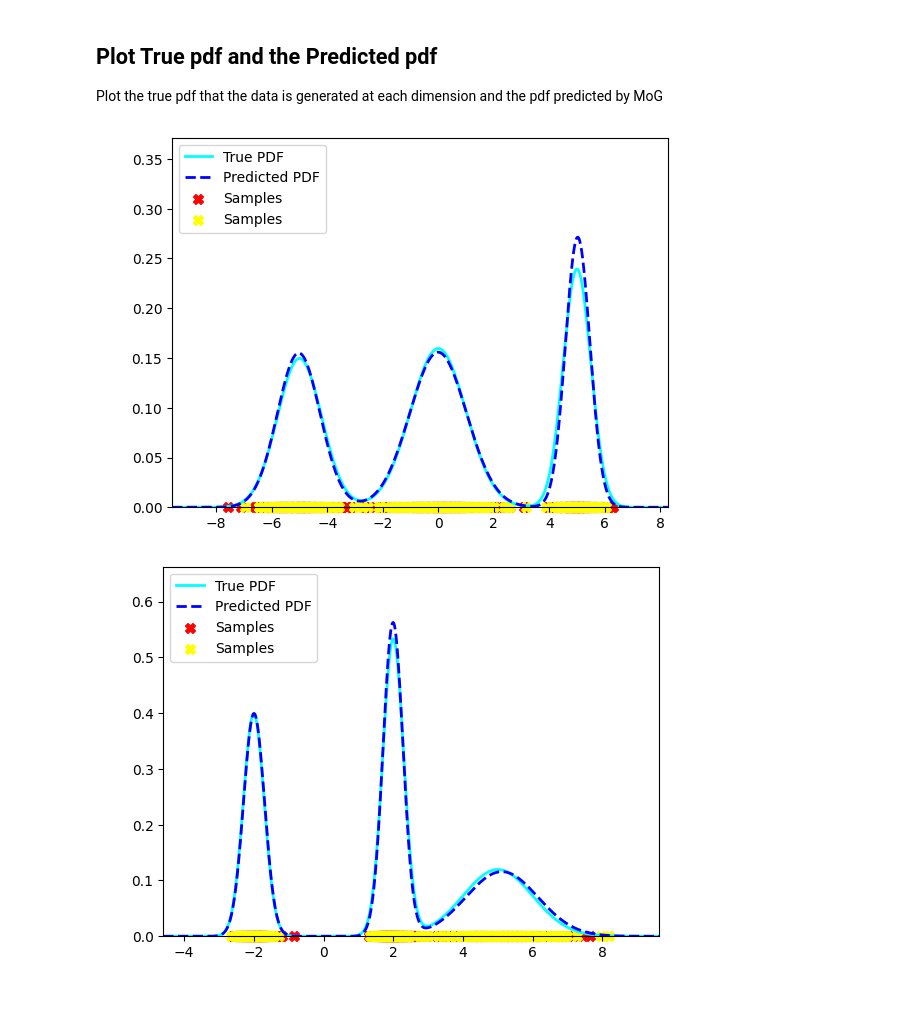
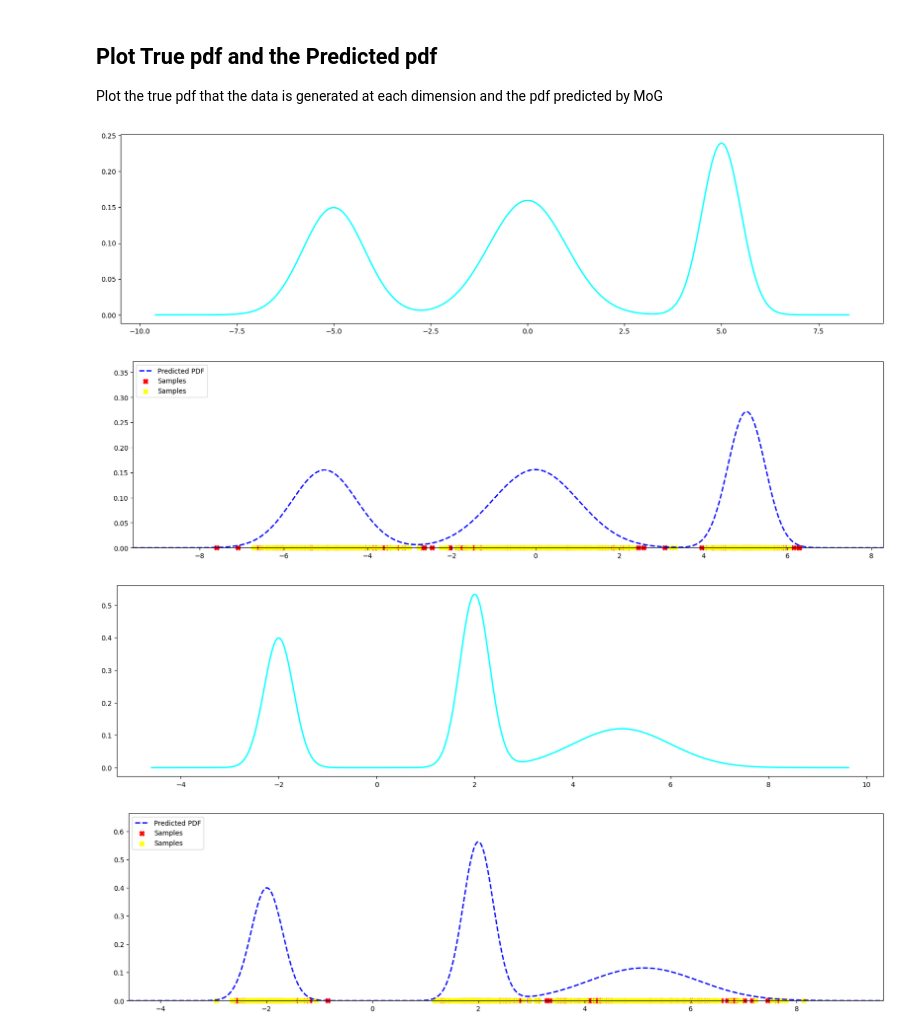
Before and after one commit to Apoptoxin-4869-APTX/Deep-Generative-Models, a Jupyter notebook: 01 Mixture of Gaussians/mog_em.ipynb, the cells around one changed output. Saved outputs shown, nothing was run; the diff lists cells and outputs as text; code cells hidden in the pictures; blank space fills up the shorter version.

```diff
--- a/01 Mixture of Gaussians/mog_em.ipynb
+++ b/01 Mixture of Gaussians/mog_em.ipynb
@@ -60,10 +60,13 @@ for d in range(D):
     for k in range(true_K):
         pdf = (1 / np.sqrt(2 * np.pi * true_variances[k, d])) * np.exp(-0.5 * ((x_values - true_means[k, d])**2) / true_variances[k, d])
         density += (true_weights[k] * pdf)
-    plt.plot(x_values, density, color='cyan', linewidth=2, label='True PDF: p(x) -> Unknown')
+
+    # Made the plots a bit wider to better visualize the data
+    plt.figure(figsize=(20, 5))
+    plt.plot(x_values, density, color='purple', linewidth=2, label='True PDF: p(x) -> Unknown')
 
     # Plot samples from the pdf
-    plt.scatter(data[:, d], np.zeros_like(data[:, d]), c='red', marker='X', s=50, label='Samples', clip_on=False)
+    plt.scatter(data[:, d], np.zeros_like(data[:, d]), c='orange', marker='X', s=50, label='Samples', clip_on=False)
 
     plt.ylabel('Probability Density', color='white', fontsize=16)
     plt.legend(loc='upper left')
@@ -268,32 +271,38 @@ for d in range(D):
     x_values = np.linspace(min(data[:, d]) - 2, max(data[:, d]) + 2, 1000)
 
     # Plot true density
     density = np.zeros_like(x_values)
     for k in range(true_K):
         pdf = (1 / np.sqrt(2 * np.pi * true_variances[k, d])) * np.exp(-0.5 * ((x_values - true_means[k, d])**2) / true_variances[k, d])
         density += (true_weights[k] * pdf)
+
+    plt.figure(figsize=(20, 5))
     plt.plot(x_values, density, color='cyan', linewidth=2, label='True PDF')
 
     # Plot predicted density
     pred_density = np.zeros_like(x_values)
     for k in range(K):
         pdf = (1 / np.sqrt(2 * np.pi * mog.vars[k, d])) * np.exp(-0.5 * ((x_values - mog.means[k, d])**2) / mog.vars[k, d])
         pred_density += (mog.weights[k] * pdf)
+
+    plt.figure(figsize=(20, 5))
     plt.plot(x_values, pred_density, color='blue', linewidth=2, linestyle='--', label='Predicted PDF')
 
     # Plot samples generated from true density
     plt.scatter(data[:, d], np.zeros_like(data[:, d]), c='red', marker='X', s=50, label='Samples', clip_on=False)
 
     # Generate samples from the predicted density and plot
     data_samples = mog.sample(500)
     plt.scatter(data_samples[:, d], np.zeros_like(data_samples[:, d]), c='yellow', marker='X', s=50, label='Samples', clip_on=False)
 
     plt.ylabel('Probability Density', color='white', fontsize=16)
     plt.legend(loc='upper left')
     plt.grid(False)
     plt.xlim(min(data[:, d]) - 2, max(data[:, d]) + 2)
     plt.ylim(0.0, max(max(density), max(pred_density)) + 0.1)
     plt.show()
 # %% [output]
-[figure, old version]
+[figure, new version]
-[figure, old version]
+[figure, new version]
+[figure, added]
+[figure, added]
```
Also changed, not shown: parts of 1 cell of this notebook, 2 other files.
